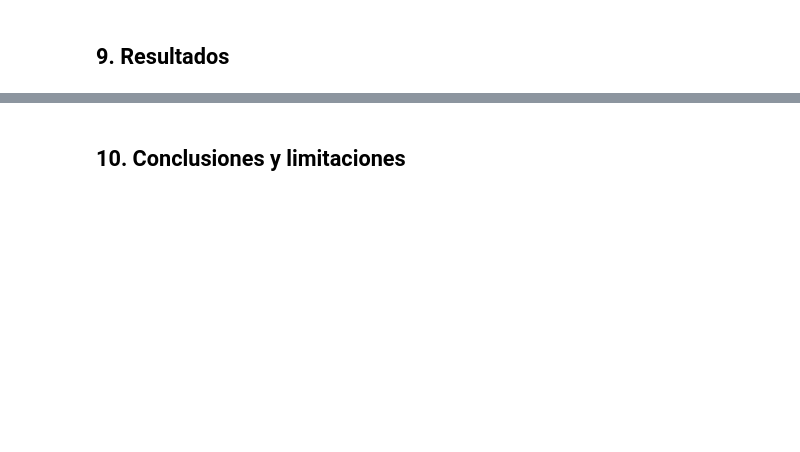
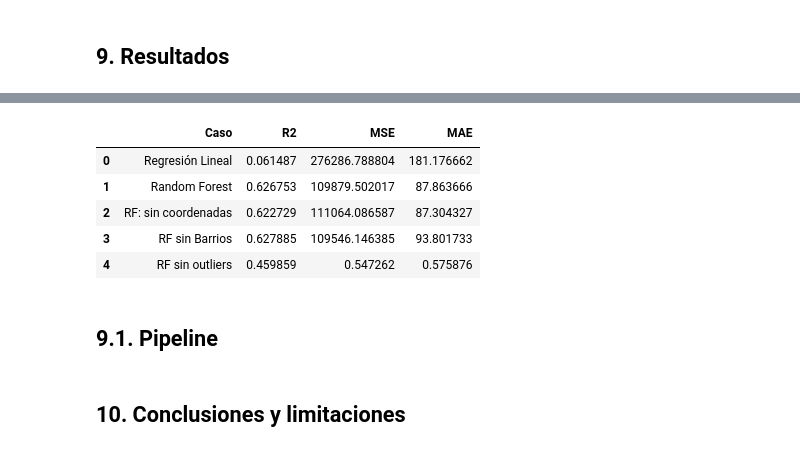
Before and after one commit to AndreaTJ/Tech-Girls-Glovo, a Jupyter notebook: notebooks/MLRegression_model_airbnb.ipynb, the cells around one changed output, grey strips where cells are left out. Drawn from its saved outputs; the diff is of its cells as text; code cells hidden in the pictures; blank space fills up the shorter version.

```diff
--- a/notebooks/MLRegression_model_airbnb.ipynb
+++ b/notebooks/MLRegression_model_airbnb.ipynb
@@ -1273,19 +1227,19 @@ resultados = []
 resultados.append({'Caso': 'Regresión Lineal', **evaluacion(y_test, y_pred_rm)})
 
 # Caso 2: Random Forest
-resultados.append({'Caso': 'Random Forest', **evaluacion(y_test, y_pred_rf)})
+resultados.append({'Caso': 'Random Forest', **evaluacion(y_test, y_pred_rFr)})
 
 # Caso 3: Random Forest sin coordenadas
 # Supongamos que `y_pred_rf_sin_coordenadas` son las predicciones de tu modelo Random Forest sin coordenadas
-resultados.append({'Caso': 'RF: sin coordenadas', **evaluacion(y_test, y_pred_rf_sin_coordenadas)})
+resultados.append({'Caso': 'RF: sin coordenadas', **evaluacion(y_test_1, y_pred_rFr_1)})
 
 # Caso 4: Random Forest sin Barrios
 # Supongamos que `y_pred_rf_sin_barrios` son las predicciones de tu modelo Random Forest sin barrios
-resultados.append({'Caso': 'RF sin Barrios', **evaluacion(y_test, y_pred_rf_sin_barrios)})
+resultados.append({'Caso': 'RF sin Barrios', **evaluacion(y_test_3, y_pred_rFr_3)})
 
 # Caso 5: Random Forest sin outliers
 # Supongamos que `y_pred_rf_sin_outliers` son las predicciones de tu modelo Random Forest sin outliers
-resultados.append({'Caso': 'RF sin outliers', **evaluacion(y_test, y_pred_rf_sin_outliers)})
+resultados.append({'Caso': 'RF sin outliers', **evaluacion(y_test_4, y_pred_rFr_4)})
 
 # Convertir la lista en un DataFrame
 df_resultados = pd.DataFrame(resultados)
@@ -1292,2 +1262,13 @@ df_resultados = pd.DataFrame(resultados)
+# %%
+df_resultados.head()
+# %% [output]
+|  | Caso | R2 | MSE | MAE |
+| 0 | Regresión Lineal | 0.061487 | 276286.788804 | 181.176662 |
+| 1 | Random Forest | 0.626753 | 109879.502017 | 87.863666 |
+| 2 | RF: sin coordenadas | 0.622729 | 111064.086587 | 87.304327 |
+| 3 | RF sin Barrios | 0.627885 | 109546.146385 | 93.801733 |
+| 4 | RF sin outliers | 0.459859 | 0.547262 | 0.575876 |
+# %% [markdown]
+## 9.1. Pipeline
 # %% [markdown]
 ## 10. Conclusiones y limitaciones
```
Also changed, not shown: parts of 19 cells of this notebook.
